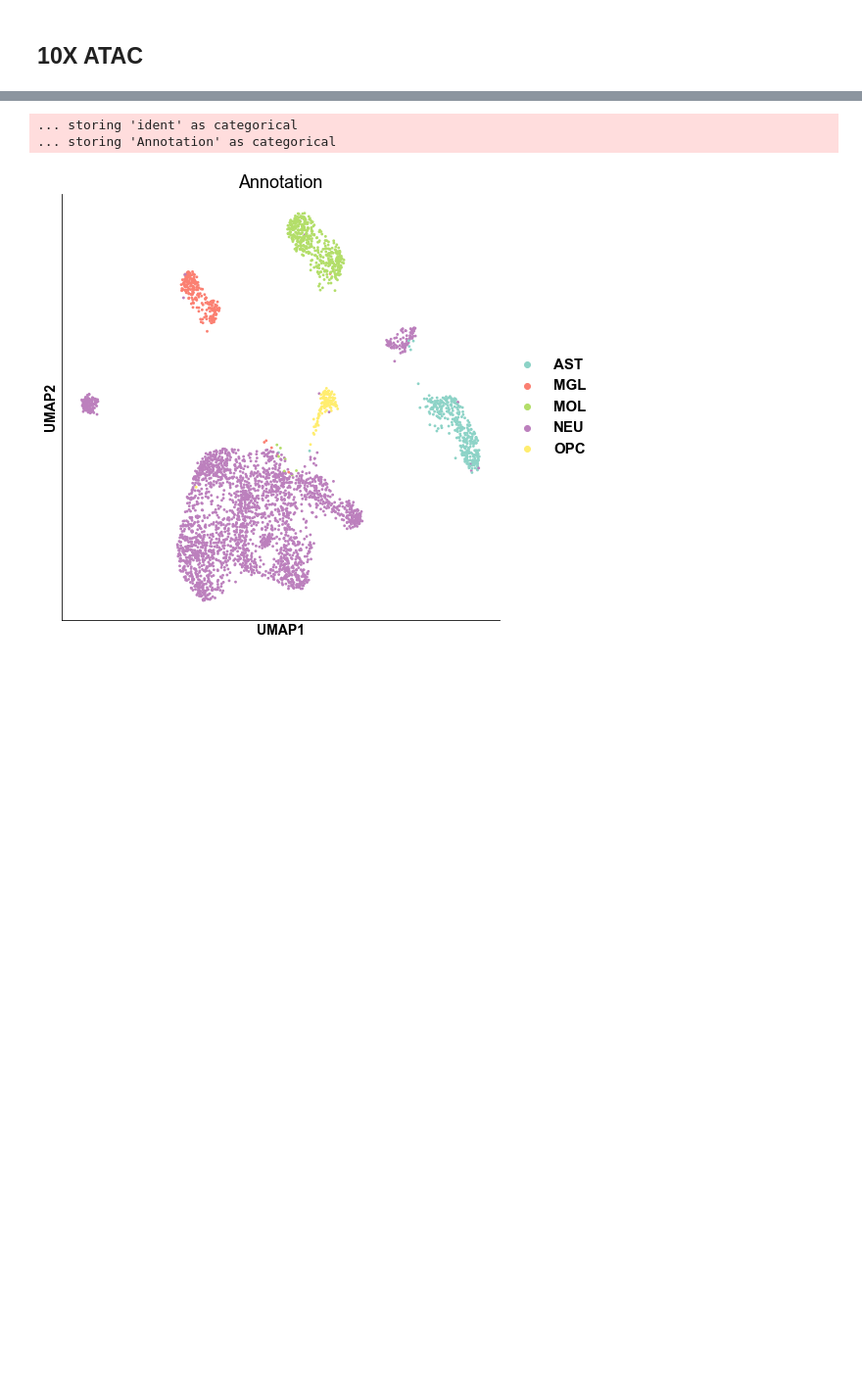
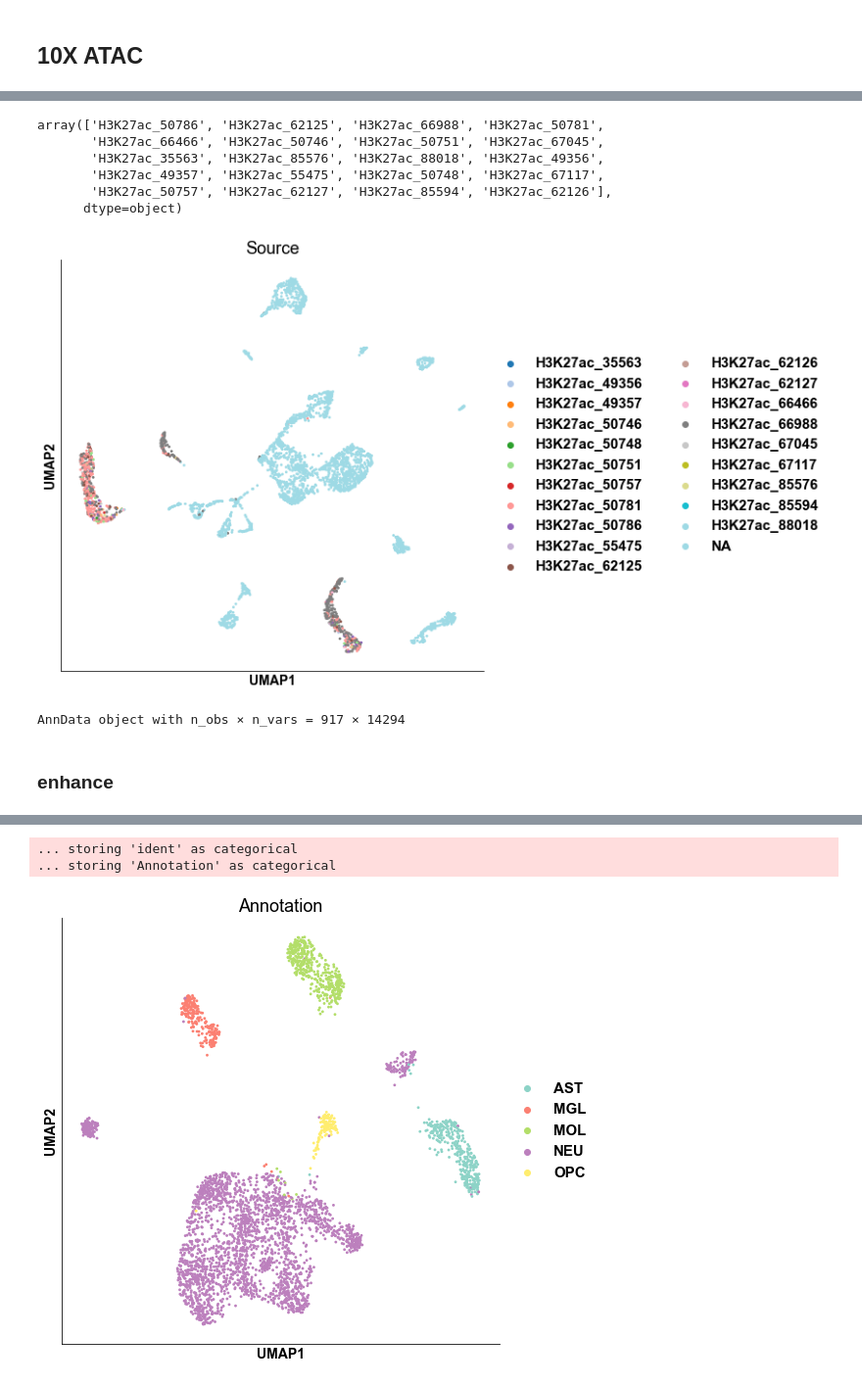
Before and after one commit to xindong95/SCRIP_notebook, a Jupyter notebook: histone_peak_python.ipynb, the cells around one changed output, grey strips where cells are left out. Shown at 98% size. Cells and saved outputs as stored; diff of their text form; code cells hidden in the pictures; blank space fills up the shorter version.

```diff
--- a/histone_peak_python.ipynb
+++ b/histone_peak_python.ipynb
@@ -449,0 +532,2 @@ INFO 2021-09-16 15:27:14 Finished!
+# %%
+subATAC = ATAC[AST_barcode + OPC_barcode + MOL_barcode,:].copy()
@@ -449,0 +563,9 @@ INFO 2021-09-16 15:27:14 Finished!
+# %%
+factor_source.T['H3K27ac'].unique()
+# %% [output]
+array(['H3K27ac_50786', 'H3K27ac_62125', 'H3K27ac_66988', 'H3K27ac_50781',
+       'H3K27ac_66466', 'H3K27ac_50746', 'H3K27ac_50751', 'H3K27ac_67045',
+       'H3K27ac_35563', 'H3K27ac_85576', 'H3K27ac_88018', 'H3K27ac_49356',
+       'H3K27ac_49357', 'H3K27ac_55475', 'H3K27ac_50748', 'H3K27ac_67117',
+       'H3K27ac_50757', 'H3K27ac_62127', 'H3K27ac_85594', 'H3K27ac_62126'],
+      dtype=object)
@@ -449,0 +574,3 @@ INFO 2021-09-16 15:27:14 Finished!
+# %%
+ATAC.obs['Source'] = 'NA'
+ATAC.obs.loc[subATAC.obs.index,'Source'] = factor_source.T['H3K27ac'][subATAC.obs.index]
@@ -449,0 +579,10 @@ INFO 2021-09-16 15:27:14 Finished!
+# %%
+sc.pl.umap(ATAC, color='Source', palette='tab20')
+# %% [output]
+[figure, added]
+# %%
+chip_cell_peak_H3K27ac
+# %% [output]
+AnnData object with n_obs × n_vars = 917 × 14294
+# %% [markdown]
+### enhance
```
Also changed, not shown: parts of 126 cells of this notebook, 3 other files.
